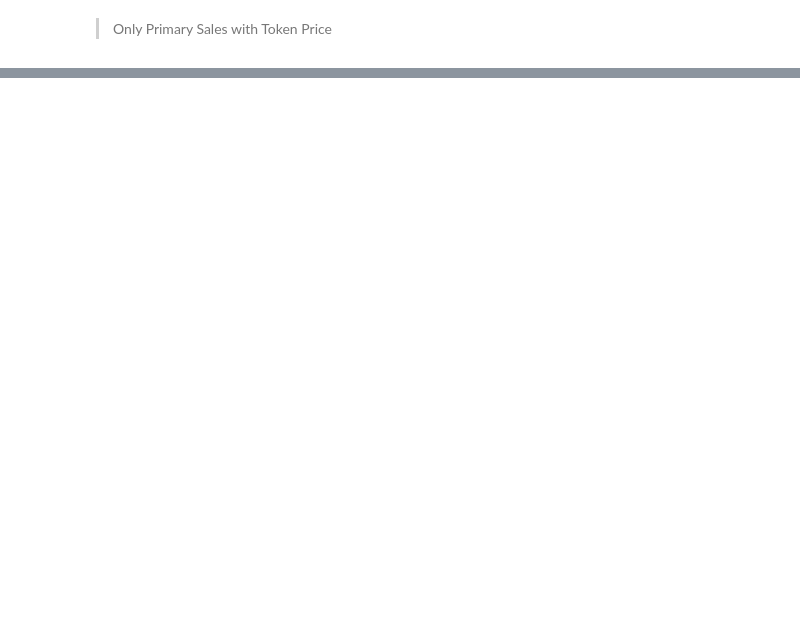
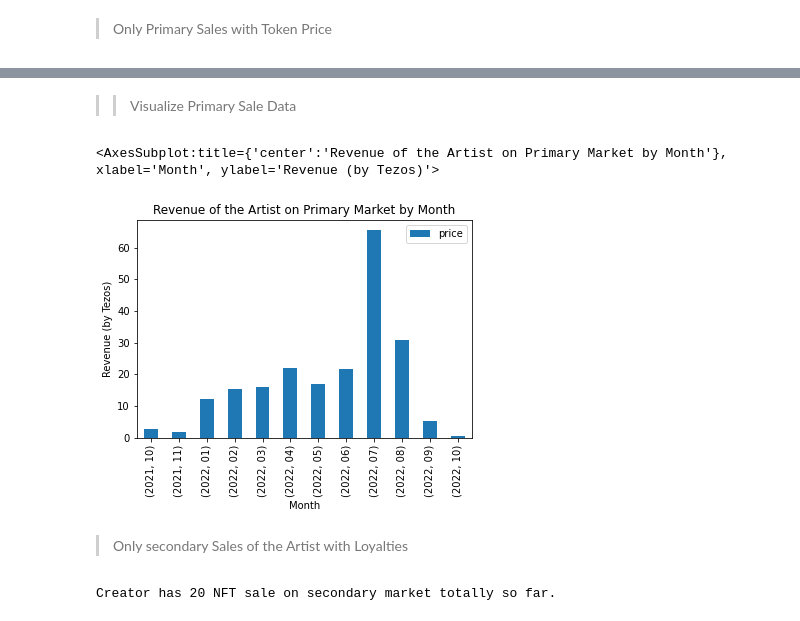
Before and after one commit to EmirhanServeren/NFT-CollaBot, a Jupyter notebook: main.ipynb, the cells around one changed output, grey strips where cells are left out. Cells and saved outputs as stored; diff of their text form; code cells hidden in the pictures; blank space fills up the shorter version.

```diff
--- a/main.ipynb
+++ b/main.ipynb
@@ -466,0 +467,18 @@ Creator has 393 NFT sale totally so far.
+# %%
+# timestamp column includes both date and hour data together, splitting these two parameter in two different columns
+all_primaryNFT_sales_df[['date','hour']]=all_primaryNFT_sales_df['timestamp'].str.split('T', expand=True)
+del all_primaryNFT_sales_df['timestamp']
+
+# deleting +00.00 at the ned of hour column. this symbolized gmt but unnecessary data for us
+all_primaryNFT_sales_df['hour']=all_primaryNFT_sales_df['hour'].str.split('+', expand=True)
+
+# manipulating price column to calculate exact value [as tezos] of a token
+# dividing to 10^6
+all_primaryNFT_sales_df['price']=pd.to_numeric(all_primaryNFT_sales_df['price'],downcast="float")
+all_primaryNFT_sales_df['price']=all_primaryNFT_sales_df['price']/1000000
+
+
+# month and year of the date will be processed individually, so splitting them as well
+all_primaryNFT_sales_df[['year','month','day']]=all_primaryNFT_sales_df['date'].str.split('-', expand=True)
+del all_primaryNFT_sales_df['date']
+all_primaryNFT_sales_df
@@ -466,0 +499,5 @@ Creator has 393 NFT sale totally so far.
+# %%
+primarySaleRevenue_byMonth=all_primaryNFT_sales_df.groupby(["year","month"]).sum()
+del primarySaleRevenue_byMonth['token_pk']
+
+primarySaleRevenue_byMonth
@@ -466,0 +519,10 @@ Creator has 393 NFT sale totally so far.
+# %% [markdown]
+>> Visualize Primary Sale Data
+# %%
+# use pandas data frame plot to visualize the data
+primarySaleRevenue_byMonth.plot(kind='bar',title="Revenue of the Artist on Primary Market by Month",xlabel="Month",ylabel="Revenue (by Tezos)")
+# %% [output]
+<AxesSubplot:title={'center':'Revenue of the Artist on Primary Market by Month'}, xlabel='Month', ylabel='Revenue (by Tezos)'>
+[figure, added]
+# %% [markdown]
+> Only secondary Sales of the Artist with Loyalties
@@ -466,0 +544,46 @@ Creator has 393 NFT sale totally so far.
+# %%
+# sale history [for both primary and secondary] of the artists for their mints [created pieces]
+# evaluate a recursive function for it
+
+def creator_secondary_NFT_sales(wallet_address):
+    if counter_N[0]>0:global nft_timestamp_val
+    if counter_N[0]==0:nft_timestamp_val="2000-01-01T00:00:00+00:00" # initialize the timestamp value
+    creator_secondary_sales_query="""{
+    listing_sale(where: {token: {creators: {creator_address: {_eq: "wallet_address"}}}, timestamp: {_gt: "nft_timestamp_val"}, seller_address: {_neq: "tz1YAZ5Vkyc1Gpdy342uT33FYYFhyn2v6ibh"}}, distinct_on: timestamp) {
+        price
+        token_pk
+        buyer_address
+        timestamp
+        }
+    }"""
+    creator_secondary_sales_query = creator_secondary_sales_query.replace("nft_timestamp_val",str(nft_timestamp_val))
+    creator_secondary_sales_query = creator_secondary_sales_query.replace("wallet_address",str(wallet_address))
+    creator_secondary_sales_response= requests.post(api_endpoint, json={'query': creator_secondary_sales_query})
+    creator_secondary_sales_response = json.loads(creator_secondary_sales_response.text)
+    creator_secondary_sales_response = creator_secondary_sales_response['data']['listing_sale']
+
+    if counter_N[0]>0:
+        global all_secondaryNFT_sales_df
+        global loop_secondaryNFT_sales_df
+    if counter_N[0]==0:
+        all_secondaryNFT_sales_df=pd.DataFrame()
+        loop_secondaryNFT_sales_df=pd.DataFrame()
+
+    loop_secondaryNFT_sales_df = pd.DataFrame(creator_secondary_sales_response)
+    loop_secondaryNFT_sales_df['token_pk']=loop_secondaryNFT_sales_df['token_pk'].astype(int)
+    loop_secondaryNFT_sales_df['price']=loop_secondaryNFT_sales_df['price'].astype(int)
+
+    all_secondaryNFT_sales_df=pd.concat([ all_secondaryNFT_sales_df,loop_secondaryNFT_sales_df])
+    counter_N[0]+=1
+
+    if len(creator_secondary_sales_response)==500:  # max retrieves are 500, if less there are no more data to response from api
+        nft_timestamp_val=str(loop_secondaryNFT_sales_df['timestamp'][499])
+        return creator_secondary_NFT_sales(wallet_address)
+    else:
+        print(f"Creator has {len(all_secondaryNFT_sales_df)} NFT sale on secondary market totally so far.")
+        counter_N[0]=0
+
+# enter a wallet address to pass a parameter
+creator_secondary_NFT_sales("tz1YAZ5Vkyc1Gpdy342uT33FYYFhyn2v6ibh")
+# %% [output]
+Creator has 20 NFT sale on secondary market totally so far.
```
Also changed, not shown: parts of 7 cells of this notebook.
